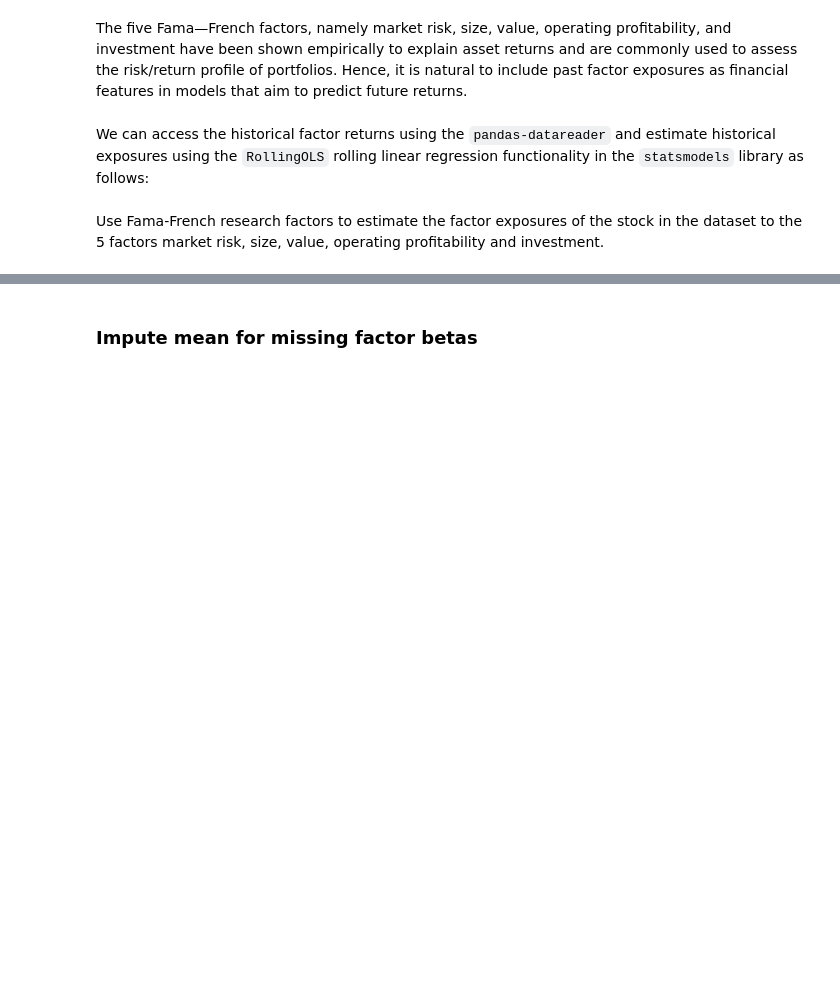
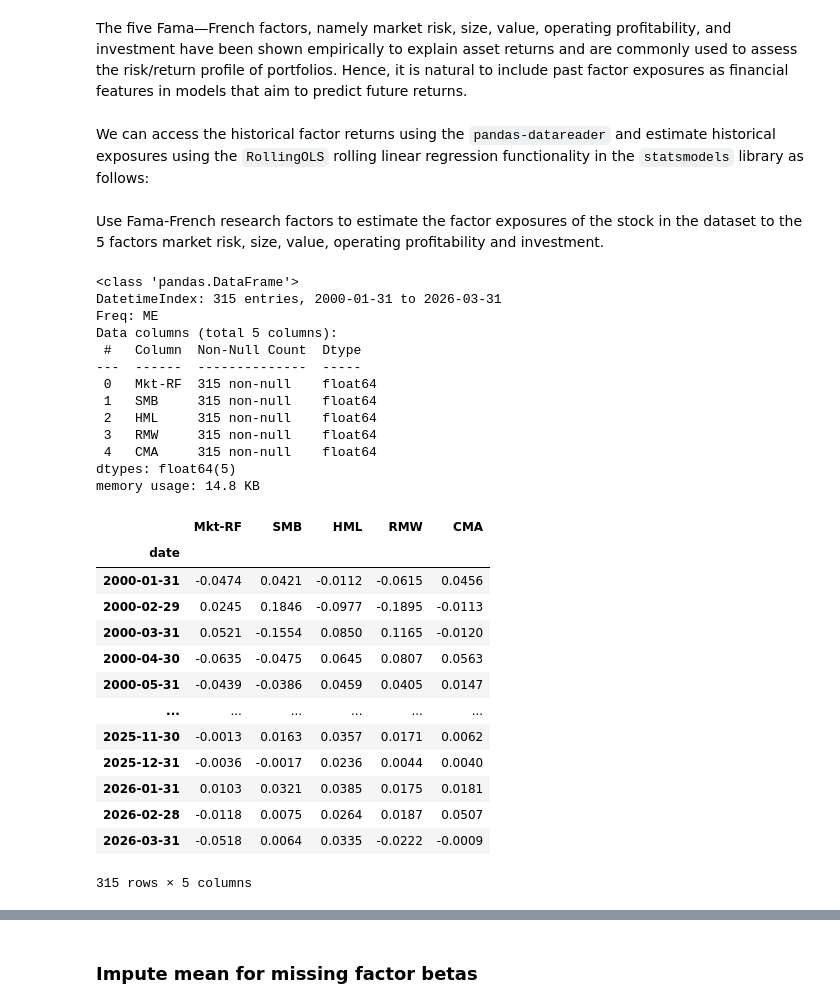
Before and after one commit to alanwnl/machine-learning-for-trading, a Jupyter notebook: 04_alpha_factor_research/01_feature_engineering.ipynb, the cells around one changed output, grey strips where cells are left out. Saved outputs shown, nothing was run; the diff lists cells and outputs as text; code cells hidden in the pictures; blank space fills up the shorter version.

```diff
--- a/04_alpha_factor_research/01_feature_engineering.ipynb
+++ b/04_alpha_factor_research/01_feature_engineering.ipynb
@@ -178,13 +361,66 @@ data.index.get_level_values('ticker').nunique()
 # %% [markdown]
  Use Fama-French research factors to estimate the factor exposures of the stock in the dataset to the 5 factors market risk, size, value, operating profitability and investment.
 # %%
-factors = ['Mkt-RF', 'SMB', 'HML', 'RMW', 'CMA']
-factor_data = web.DataReader('F-F_Research_Data_5_Factors_2x3', 'famafrench', start='2000')[0].drop('RF', axis=1)
+FF5_2X3_MONTHLY_ZIP = (
+    "https://mba.tuck.dartmouth.edu/pages/faculty/ken.french/ftp/"
+    "F-F_Research_Data_5_Factors_2x3_CSV.zip"
+)
+
+
+def load_fama_french_5_factors_2x3_monthly(start="2000"):
+    """Monthly F-F five factors (2x3) from Ken French's data library; returns in percent."""
+    with urlopen(FF5_2X3_MONTHLY_ZIP, timeout=60) as resp:
+        zf = zipfile.ZipFile(io.BytesIO(resp.read()))
+        csv_name = next(n for n in zf.namelist() if n.lower().endswith(".csv"))
+        df = pd.read_csv(io.BytesIO(zf.read(csv_name)), skiprows=4)
+    df = df.rename(columns={"Unnamed: 0": "period"})
+    df["period"] = pd.to_numeric(df["period"], errors="coerce")
+    df = df.dropna(subset=["period"])
+    ym = df["period"].astype("int64")
+    start_ym = pd.Timestamp(start).year * 100 + pd.Timestamp(start).month
+    df = df.loc[ym >= start_ym].copy()
+    idx = pd.PeriodIndex(df["period"].astype("int64").astype(str), freq="M")
+    df = df.drop(columns=["period"])
+    df.index = idx
+    df = df.apply(pd.to_numeric, errors="coerce").dropna(how="all")
+    return df
+
+
+factors = ["Mkt-RF", "SMB", "HML", "RMW", "CMA"]
+factor_data = load_fama_french_5_factors_2x3_monthly(start="2000").drop("RF", axis=1)
 factor_data.index = factor_data.index.to_timestamp()
-factor_data = factor_data.resample('M').last().div(100)
-factor_data.index.name = 'date'
+factor_data = factor_data.resample("ME").last().div(100)
+factor_data.index.name = "date"
 factor_data.info()
 factor_data
+# %% [output]
+<class 'pandas.DataFrame'>
+DatetimeIndex: 315 entries, 2000-01-31 to 2026-03-31
+Freq: ME
+Data columns (total 5 columns):
+ #   Column  Non-Null Count  Dtype
+---  ------  --------------  -----
+ 0   Mkt-RF  315 non-null    float64
+ 1   SMB     315 non-null    float64
+ 2   HML     315 non-null    float64
+ 3   RMW     315 non-null    float64
+ 4   CMA     315 non-null    float64
+dtypes: float64(5)
+memory usage: 14.8 KB
+|  | Mkt-RF | SMB | HML | RMW | CMA |
+| date |  |  |  |  |  |
+| 2000-01-31 | -0.0474 | 0.0421 | -0.0112 | -0.0615 | 0.0456 |
+| 2000-02-29 | 0.0245 | 0.1846 | -0.0977 | -0.1895 | -0.0113 |
+| 2000-03-31 | 0.0521 | -0.1554 | 0.0850 | 0.1165 | -0.0120 |
+| 2000-04-30 | -0.0635 | -0.0475 | 0.0645 | 0.0807 | 0.0563 |
+| 2000-05-31 | -0.0439 | -0.0386 | 0.0459 | 0.0405 | 0.0147 |
+| ... | ... | ... | ... | ... | ... |
+| 2025-11-30 | -0.0013 | 0.0163 | 0.0357 | 0.0171 | 0.0062 |
+| 2025-12-31 | -0.0036 | -0.0017 | 0.0236 | 0.0044 | 0.0040 |
+| 2026-01-31 | 0.0103 | 0.0321 | 0.0385 | 0.0175 | 0.0181 |
+| 2026-02-28 | -0.0118 | 0.0075 | 0.0264 | 0.0187 | 0.0507 |
+| 2026-03-31 | -0.0518 | 0.0064 | 0.0335 | -0.0222 | -0.0009 |
+315 rows × 5 columns
 # %%
 factor_data = factor_data.join(data['return_1m']).sort_index()
 factor_data.info()
```
Also changed, not shown: parts of 29 cells of this notebook, 8 other files.
